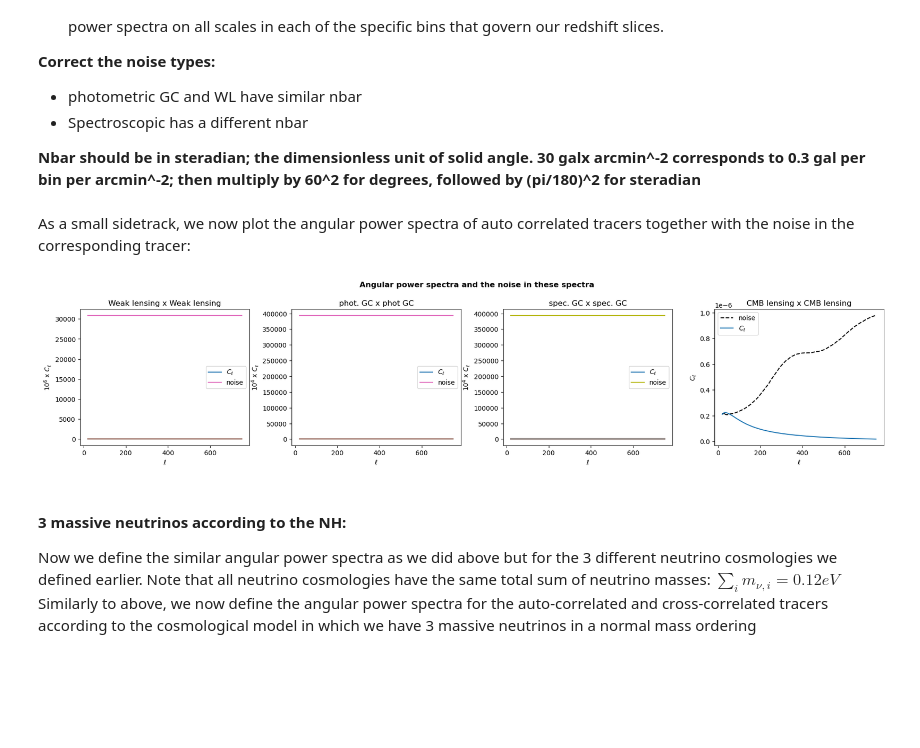
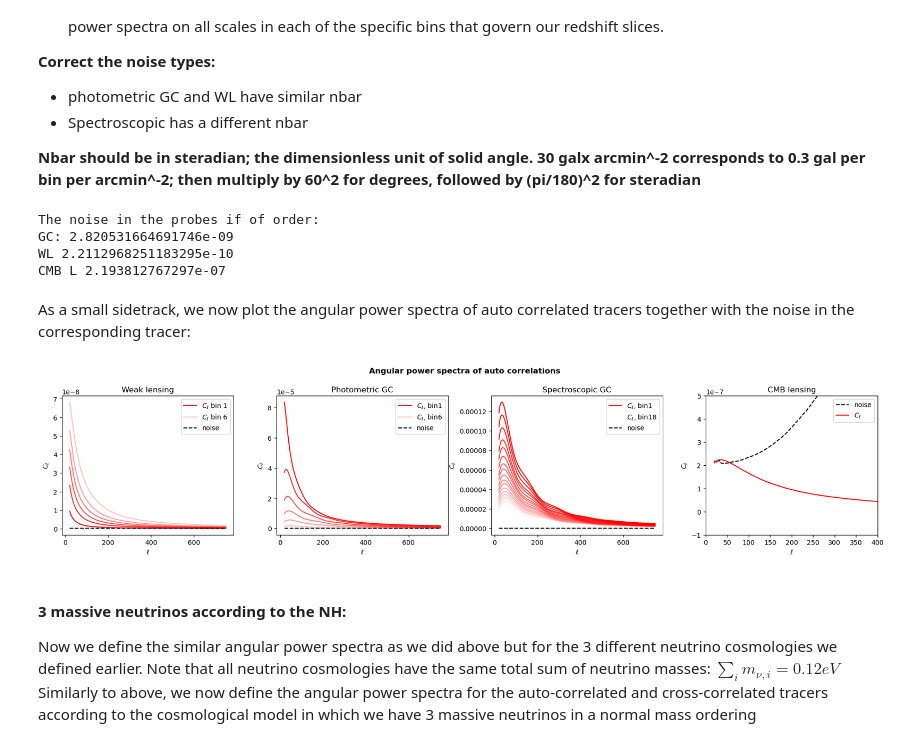
Before and after one commit to XanderHenrik/Masters-Project, a Jupyter notebook: notebooks/identifiability_test.ipynb, the cells around one changed output. Drawn from its saved outputs; the diff is of its cells as text; code cells hidden in the pictures; blank space fills up the shorter version.

```diff
--- a/notebooks/identifiability_test.ipynb
+++ b/notebooks/identifiability_test.ipynb
@@ -220,9 +256,9 @@ Note: we evaluate all the angular power spectra in each of the tomorgaphic bins
 # %%
 # Define the auto and cross correlations of the CMB lensing tracer with the tracers of the 6x2pt framework:
 lcdm_auto_cmb = {0: ccl.angular_cl(lcdm_cosmo, lcdm_cmb_l_tracer, lcdm_cmb_l_tracer, l, l_limber=1120)}
-lcdm_cmb_wl = {i: ccl.angular_cl(lcdm_cosmo, lcdm_cmb_l_tracer, lcdm_wl_tracer[i], l) for i in range(len(phot_tomo_bins))}
-lcdm_cmb_gc_ph = {i: ccl.angular_cl(lcdm_cosmo, lcdm_cmb_l_tracer, lcdm_photo_clus_tracer[i], l) for i in range(len(phot_tomo_bins))}
-lcdm_cmb_gc_sp = {i: ccl.angular_cl(lcdm_cosmo, lcdm_spec_clus_tracer[i], lcdm_cmb_l_tracer, l) for i in range(len(spec_tomo_bins))}
+lcdm_cmb_wl = {i: ccl.angular_cl(lcdm_cosmo, lcdm_cmb_l_tracer, lcdm_wl_tracer[i], l, l_limber=1120) for i in range(len(phot_tomo_bins))}
+lcdm_cmb_gc_ph = {i: ccl.angular_cl(lcdm_cosmo, lcdm_cmb_l_tracer, lcdm_photo_clus_tracer[i], l, l_limber=1120) for i in range(len(phot_tomo_bins))}
+lcdm_cmb_gc_sp = {i: ccl.angular_cl(lcdm_cosmo, lcdm_spec_clus_tracer[i], lcdm_cmb_l_tracer, l, l_limber=1120) for i in range(len(spec_tomo_bins))}
 
 # For the gaussian covariance, we also need the angular power spectra of the auto-correlations of the tracers:
 lcdm_auto_gc_ph = {i: ccl.angular_cl(lcdm_cosmo, lcdm_photo_clus_tracer[i], lcdm_photo_clus_tracer[i], l) for i in range(len(phot_tomo_bins))}
@@ -232,81 +268,75 @@ lcdm_auto_wl = {i: ccl.angular_cl(lcdm_cosmo, lcdm_wl_tracer[i], lcdm_wl_tracer[
 # The noise types accompanying the angular power spectra:
 # Poisson error for galaxy clustering noise, point sources tracing homogeneous background field:
 noise_gc = 1/n_bar * np.ones_like(l)
-noise_gc_phot = 1/n_bar_phot * np.ones_like(l)
-noise_gc_spec = 1/n_bar_spec * np.ones_like(l)
 
 # Combined Poisson and Gaussian error for the point source distributions and Gaussian shear of galaxy shapes:
 sigma_e = 0.28 # sigma_e_squared
 noise_wl = (sigma_e**2)/n_bar * np.ones_like(l)
-noise_wl_corr = (sigma_e**2)/n_bar_phot * np.ones_like(l)
 
 # For the CMB lensing noise we reference the method of Planck, resulting in:
 noise_cmb_l = np.loadtxt('/home/xander/Masters-Project/notebooks/cmb_noise_Planck.txt')[:, 1]
+
+# Check the order of magnitude of the noise in the probes:
+print(f'The noise in the probes if of order: \nGC: {noise_gc[0]} \nWL {noise_wl[0]} \nCMB L {noise_cmb_l[0]}')
+# %% [output]
+The noise in the probes if of order:
+GC: 2.820531664691746e-09
+WL 2.2112968251183295e-10
+CMB L 2.193812767297e-07
 # %% [markdown]
 As a small sidetrack, we now plot the angular power spectra of auto correlated tracers together with the noise in the corresponding tracer:
 # %%
 # We check the implementation of the noise by plotting the noise together with the corresponding angular power spectrum:
 fig, axes = plt.subplots(figsize=(18, 4), nrows=1, ncols=4)
-plt.suptitle("Angular power spectra and the noise in these spectra\n", weight='bold')
+plt.suptitle("Angular power spectra of auto correlations\n", weight='bold')
 plt.tight_layout()
 plt.subplots_adjust(wspace=0.25)
 
 # For WL:
 # To include all the tomographic bins:
 for j in range(len(phot_tomo_bins)):
-    axes[0].plot(l, lcdm_auto_wl[j], label=r'$C_{\ell}$' if j == 0 else "")
+    axes[0].plot(l, lcdm_auto_wl[j], color='red', alpha=(1 - (0.15*j)), label=r'$C_{\ell}$' + f' bin {j+1}' if j == 0 or j == 5 else "")
 
-axes[0].plot(l, noise_wl, label='noise')
-# axes[0].plot(l, 10e4 * lcdm_auto_wl[5], label=r'$C_{\ell}$')
-
-# axes[0].plot(l, noise_wl_corr, 'k--', label='noise phot-cific')
-# axes[0].plot(l, 1e6 * lcdm_auto_wl[0], label=r'$C_{\ell}$')
-axes[0].set_title("\nWeak lensing x Weak lensing")
+axes[0].plot(l, noise_wl, 'k--', label='noise')
+axes[0].set_title("\nWeak lensing")
 axes[0].legend()
 axes[0].set_xlabel(r'$\ell$')
-axes[0].set_ylabel(r'$10^{6}$ x $C_{\ell}$')
+axes[0].set_ylabel(r'$C_{\ell}$')
 
 # For Photometric GC:
 # To include all the tomographic bins:
 for k in range(len(phot_tomo_bins)):
-    axes[1].plot(l, lcdm_auto_gc_ph[k], label=r'$C_{\ell}$' if k == 0 else "")
+    axes[1].plot(l, lcdm_auto_gc_ph[k], color='red', alpha=(1 - (0.15*k)), label=r'$C_{\ell}$,' + f' bin{(k+1)}' if k == 0 or k == 5 else "")
 
-axes[1].plot(l, noise_gc, label='noise')
-# axes[1].plot(l, 10e2 * lcdm_auto_gc_ph[0], label=r'$C_{\ell}$')
-
-# axes[1].plot(l, noise_gc_phot, 'k--', label='noise phot')
-# axes[1].plot(l, 1e4 * lcdm_auto_gc_ph[0], label=r'$C_{\ell}$')
-axes[1].set_title("\nphot. GC x phot GC")
+axes[1].plot(l, noise_gc, 'k--', label='noise')
+axes[1].set_title("\nPhotometric GC")
 axes[1].legend()
 axes[1].set_xlabel(r'$\ell$')
-axes[1].set_ylabel(r'$10^{4}$ x $C_{\ell}$')
+axes[1].set_ylabel(r'$C_{\ell}$')
 
 # For Spectroscopic GC:
 # To include all the tomographic bins:
 for m in range(len(spec_tomo_bins)):
-    axes[2].plot(l, lcdm_auto_gc_sp[m], label=r'$C_{\ell}$' if m == 0 else "")
+    axes[2].plot(l, lcdm_auto_gc_sp[m], color='red', alpha=(1 - (0.058*m)), label=r'$C_{\ell}$,' + f' bin{(m+1)}' if m == 0 or m == 17 else "")
 
-axes[2].plot(l, noise_gc, label='noise')
-# axes[2].plot(l, 10e2 * lcdm_auto_gc_sp[0], label=r'$C_{\ell}$')
-
-# axes[2].plot(l, noise_gc_spec, 'k--', label='noise spec-cific')
-#axes[2].plot(l, 1e4 * lcdm_auto_gc_sp[0], label=r'$C_{\ell}$')
-axes[2].set_title("\nspec. GC x spec. GC")
+axes[2].plot(l, noise_gc, 'k--', label='noise')
+axes[2].set_title("\nSpectroscopic GC")
 axes[2].legend()
 axes[2].set_xlabel(r'$\ell$')
-axes[2].set_ylabel(r'$10^{4}$ x $C_{\ell}$')
+axes[2].set_ylabel(r'$C_{\ell}$')
 
 # For CMB lensing:
-axes[3].plot(l, noise_cmb_l[0:len(l)], 'k--', label='noise')
-axes[3].plot(l, lcdm_auto_cmb[0], label=r'$C_{\ell}$')
-axes[3].set_title("\nCMB lensing x CMB lensing")
+axes[3].plot(l, noise_cmb_l[0:(len(l))], 'k--', label='noise')
+axes[3].plot(l, lcdm_auto_cmb[0], color='red', label=r'$C_{\ell}$')
+axes[3].set_title("\nCMB lensing")
 axes[3].legend()
 axes[3].set_xlabel(r'$\ell$')
 axes[3].set_ylabel(r'$C_{\ell}$')
-
+axes[3].set_xlim(0, 400)
+axes[3].set_ylim(-0.1e-6, 0.5e-6)
 plt.show()
 # %% [output]
-[figure, old version]
+[figure, new version]
 # %% [markdown]
 #### 3 massive neutrinos according to the NH:
 Now we define the similar angular power spectra as we did above but for the 3 different neutrino cosmologies we defined earlier. Note that all neutrino cosmologies have the same total sum of neutrino masses: $\sum_{i} m_{\nu, i} = 0.12 eV$
```
Also changed, not shown: parts of 18 cells of this notebook, 3 other files.
